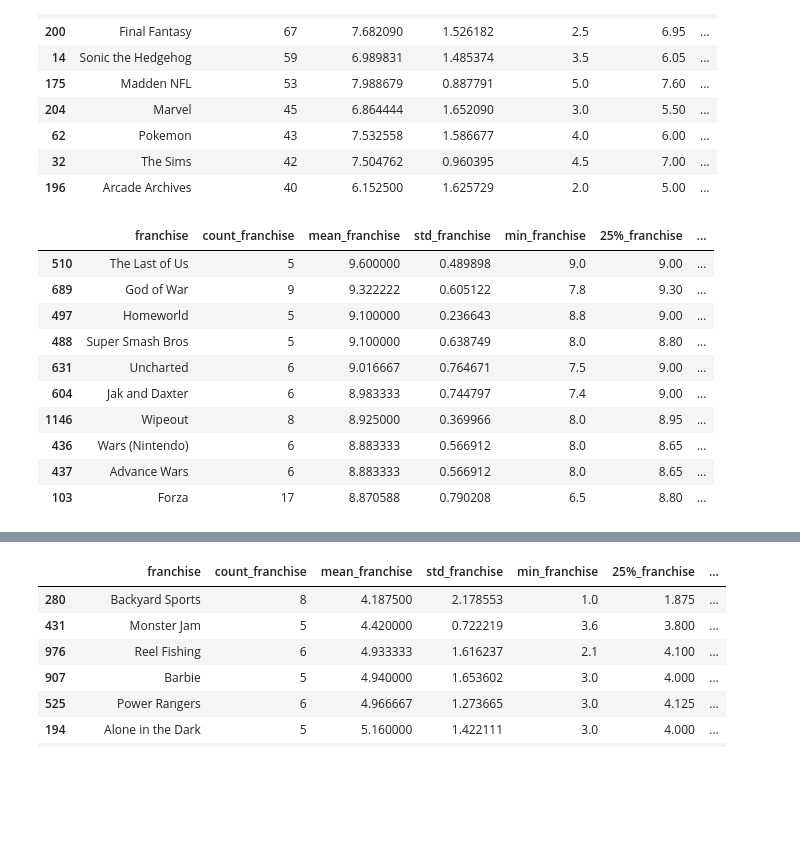
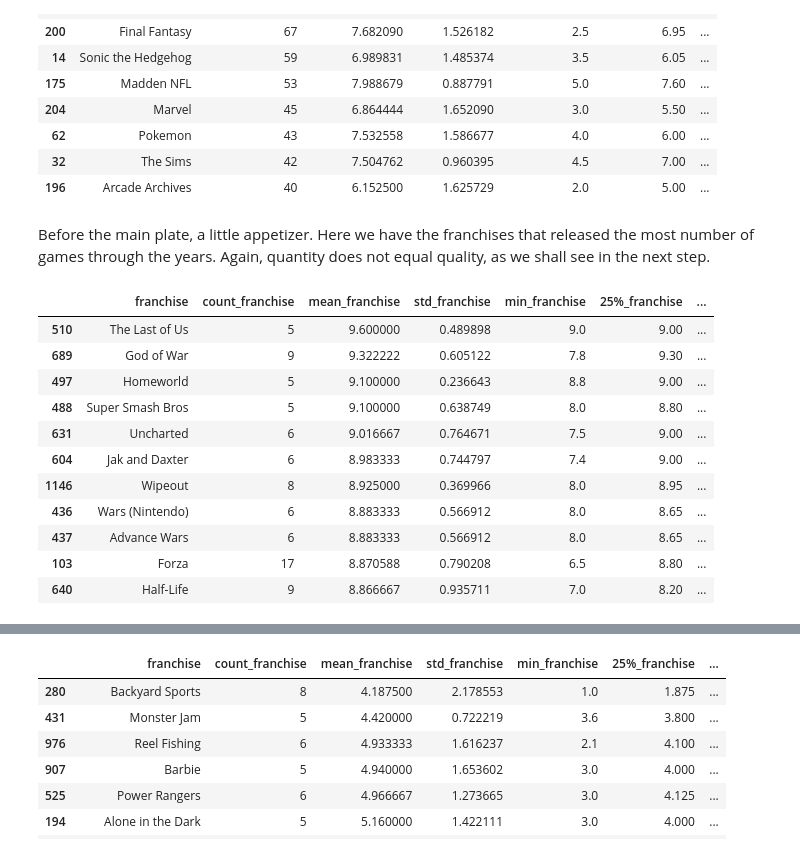
Before and after one commit to al-barbosa/IGN-analytics, a Jupyter notebook: Untitled.ipynb, the cells around one changed output, grey strips where cells are left out. Saved outputs shown, nothing was run; the diff lists cells and outputs as text; code cells hidden in the pictures; blank space fills up the shorter version.

```diff
--- a/Untitled.ipynb
+++ b/Untitled.ipynb
@@ -247,3 +248,16 @@ for game in df.game:
+# %%
+game_rate_8 = []
+
+i = 0
+
+for game in df.game:
+    if df.iloc[i].score >= 8:
+        current_game = {}
+        current_game['game'] = game
+        for platform in df.iloc[i].platform:
+            current_game[platform] = float(df.iloc[i].score)
+        game_rate_8.append(current_game)
+    i += 1
 # %%
 len(game_rate)
 # %% [output]
@@ -532,17 +670,20 @@ franchises_df.sort_values('count_franchise', ascending=False)[:10]
 | 62 | Pokemon | 43 | 7.532558 | 1.586677 | 4.0 | 6.00 | ... |
 | 32 | The Sims | 42 | 7.504762 | 0.960395 | 4.5 | 7.00 | ... |
 | 196 | Arcade Archives | 40 | 6.152500 | 1.625729 | 2.0 | 5.00 | ... |
+# %% [markdown]
+Before the main plate, a little appetizer. Here we have the franchises that released the most number of games through the years. Again, quantity does not equal quality, as we shall see in the next step.
 # %%
-franchises_df[franchises_df.count_franchise >= 5].sort_values('mean_franchise', ascending=False)[:10]
+franchises_df[franchises_df.count_franchise >= 5].sort_values('mean_franchise', ascending = False)[:11]
 # %% [output]
 |  | franchise | count_franchise | mean_franchise | std_franchise | min_franchise | 25%_franchise | ... |
 | 510 | The Last of Us | 5 | 9.600000 | 0.489898 | 9.0 | 9.00 | ... |
 | 689 | God of War | 9 | 9.322222 | 0.605122 | 7.8 | 9.30 | ... |
 | 497 | Homeworld | 5 | 9.100000 | 0.236643 | 8.8 | 9.00 | ... |
 | 488 | Super Smash Bros | 5 | 9.100000 | 0.638749 | 8.0 | 8.80 | ... |
 | 631 | Uncharted | 6 | 9.016667 | 0.764671 | 7.5 | 9.00 | ... |
 | 604 | Jak and Daxter | 6 | 8.983333 | 0.744797 | 7.4 | 9.00 | ... |
 | 1146 | Wipeout | 8 | 8.925000 | 0.369966 | 8.0 | 8.95 | ... |
 | 436 | Wars (Nintendo) | 6 | 8.883333 | 0.566912 | 8.0 | 8.65 | ... |
 | 437 | Advance Wars | 6 | 8.883333 | 0.566912 | 8.0 | 8.65 | ... |
 | 103 | Forza | 17 | 8.870588 | 0.790208 | 6.5 | 8.80 | ... |
+| 640 | Half-Life | 9 | 8.866667 | 0.935711 | 7.0 | 8.20 | ... |
```
Also changed, not shown: parts of 113 cells of this notebook.
